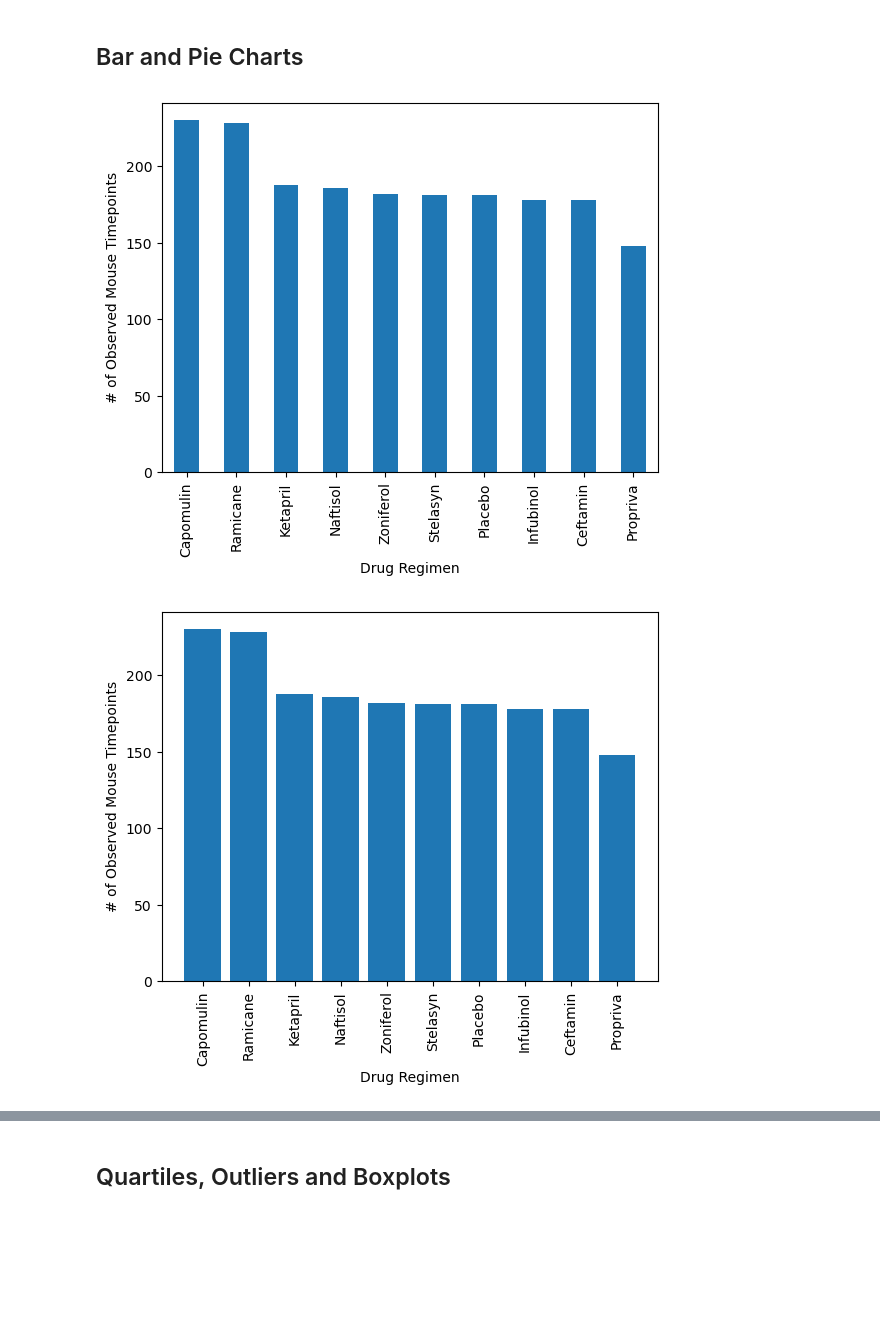
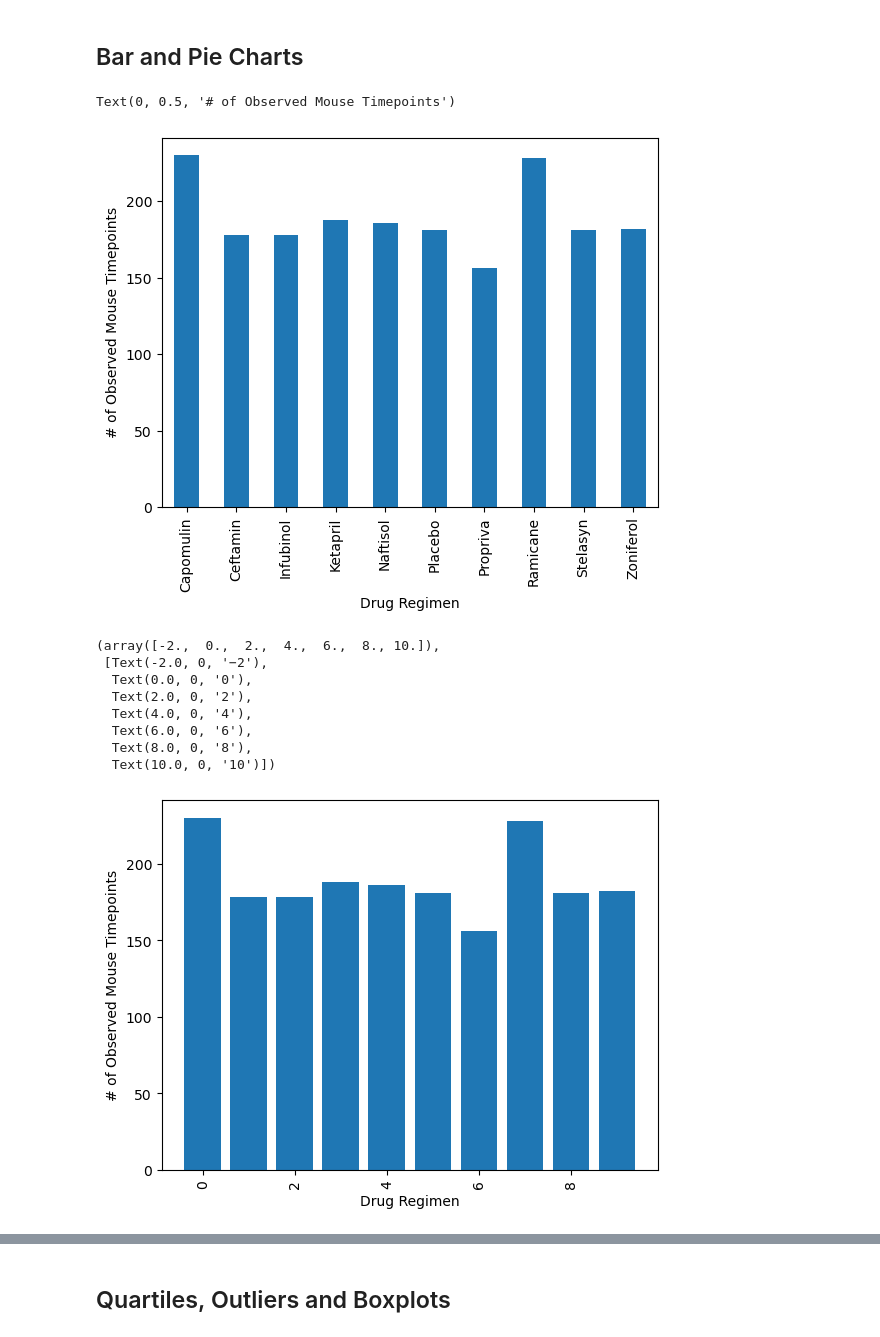
Before and after one commit to cindyd97/Comparing_Pharma_Drug_Performance, a Jupyter notebook: homework material/pymaceuticals_starter.ipynb, the cells around one changed output, grey strips where cells are left out. Drawn from its saved outputs; the diff is of its cells as text; code cells hidden in the pictures; blank space fills up the shorter version.

```diff
--- a/homework material/pymaceuticals_starter.ipynb
+++ b/homework material/pymaceuticals_starter.ipynb
@@ -122,12 +128,31 @@ std_dev = drug[['Tumor Volume (mm3)']].std()
 ## Bar and Pie Charts
 # %%
 # Generate a bar plot showing the total number of rows (Mouse ID/Timepoints) for each drug regimen using Pandas.
+
+regimen_counts = clean_data.groupby('Drug Regimen').size()
+
+regimen_counts_graph = regimen_counts.plot(kind='bar')
+regimen_counts_graph.set_ylabel('# of Observed Mouse Timepoints')
 # %% [output]
+Text(0, 0.5, '# of Observed Mouse Timepoints')
-[figure, old version]
+[figure, new version]
 # %%
 # Generate a bar plot showing the total number of rows (Mouse ID/Timepoints) for each drug regimen using pyplot.
+regimen_counts2 = np.arange(len(clean_data['Drug Regimen'].unique()))
+plt.bar(regimen_counts2,regimen_counts)
+plt.xlabel('Drug Regimen')
+plt.ylabel('# of Observed Mouse Timepoints')
+plt.xticks(rotation =90)
 # %% [output]
+(array([-2.,  0.,  2.,  4.,  6.,  8., 10.]),
+ [Text(-2.0, 0, '−2'),
+  Text(0.0, 0, '0'),
+  Text(2.0, 0, '2'),
+  Text(4.0, 0, '4'),
+  Text(6.0, 0, '6'),
+  Text(8.0, 0, '8'),
+  Text(10.0, 0, '10')])
-[figure, old version]
+[figure, new version]
 # %%
 # Generate a pie chart, using Pandas, showing the distribution of unique female versus male mice used in the study
 
```
Also changed, not shown: parts of 11 cells of this notebook.
